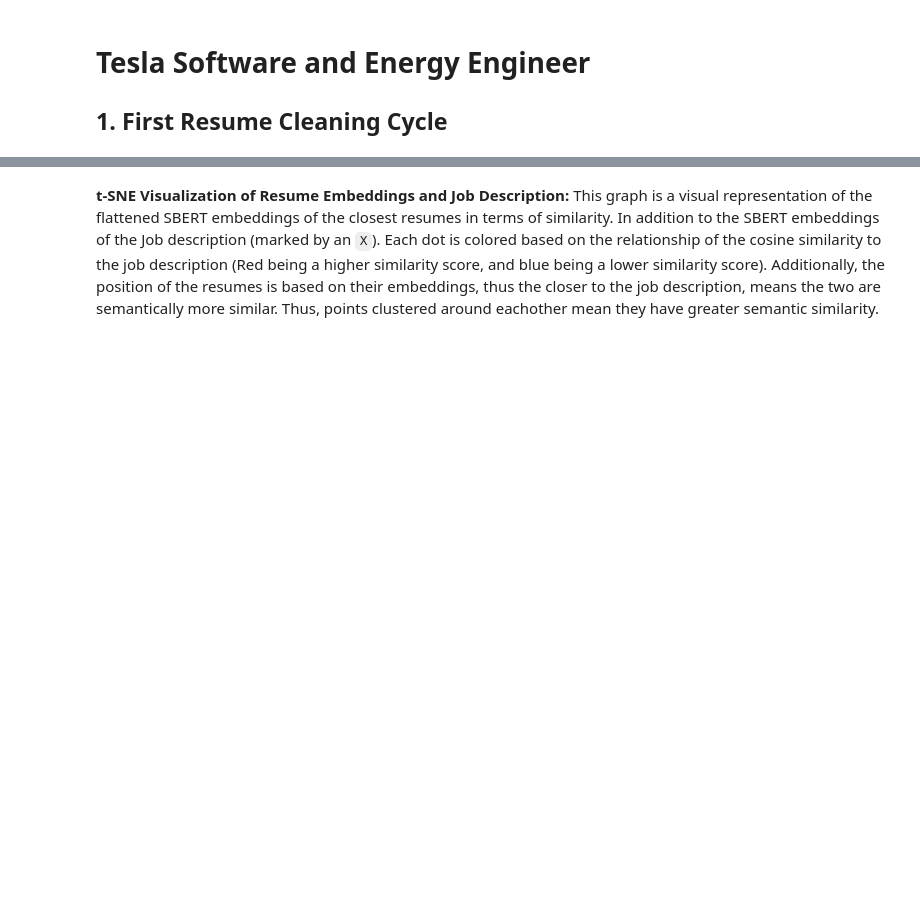
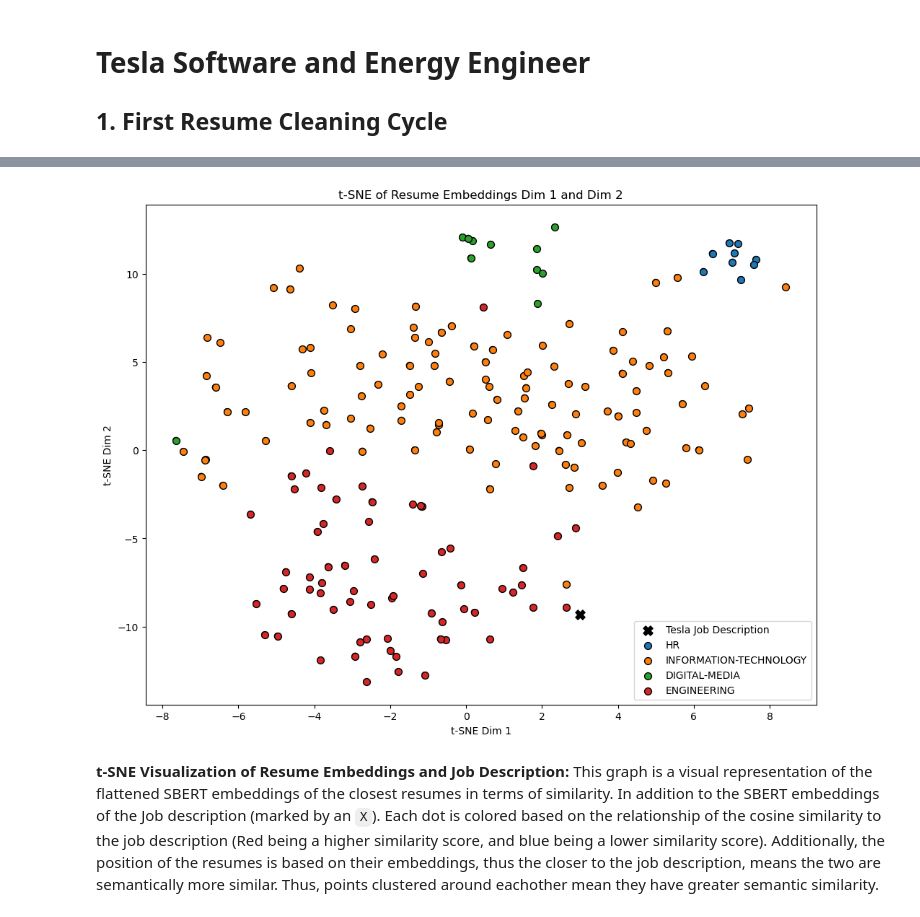
Before and after one commit to henry-AY/ResumeScreening, a Jupyter notebook: Resume_Screening.ipynb, the cells around one changed output, grey strips where cells are left out. Cells and saved outputs as stored; diff of their text form; code cells hidden in the pictures; blank space fills up the shorter version.

```diff
--- a/Resume_Screening.ipynb
+++ b/Resume_Screening.ipynb
@@ -422,7 +460,7 @@ resume_embeddings = np.vstack(resume_embeddings)
 all_embeddings = np.vstack([resume_embeddings, tesla_job_embeddings])
 
 # Perplexity is too high, so update it to a number between 5 and 30 based on neighbors
-n_samples = embeddings.shape[0]
+n_samples = all_embeddings.shape[0]
 l_perplexity = min(30, max(2, math.floor(n_samples / 3)))
 
 tsne = TSNE(random_state = 0, max_iter = 1000, metric = 'cosine', perplexity = l_perplexity)
@@ -442,33 +480,35 @@ df_tnse_fitted['Y'] = tnse_fitted[:-1,1]
 x_job = tnse_fitted[-1, 0]
 y_job = tnse_fitted[-1, 1]
 
 # Plot everything
 plt.figure(figsize=(12, 9))
 scatter = plt.scatter(df_tnse_fitted['X'], df_tnse_fitted['Y'], c = color_codes, edgecolors='black')
 plt.scatter(x_job, y_job, color='black', marker='X', s=90, label='Tesla Job Description')
 
 # I had to use ChatGPT for this part because honestly, I have no idea how to do this and couldn't find a way
 unique_categories = df_tnse_fitted['Category'].unique()
 colors = plt.cm.tab10.colors
 
 # Loop through each category to plot them one by one
 for idx, category in enumerate(unique_categories):
     subset = df_tnse_fitted[df_tnse_fitted['Category'] == category]
     plt.scatter(
         subset['X'], subset['Y'],
         color=colors[idx % len(colors)],
         edgecolors='black',
         label=category,
         s=50
     )
 # Till this part
 
 # Axis labels and title
 plt.xlabel("t-SNE Dim 1")
 plt.ylabel("t-SNE Dim 2")
 plt.title("t-SNE of Resume Embeddings Dim 1 and Dim 2")
 plt.legend()
 plt.show()
+# %% [output]
+[figure, added]
 # %%
 # If over a similarity threshold, print index and similarity.
 df_tech_cleaned = df_tech_match[df_tech_match['Computed_similarity'] >= 0.45].copy()
```
Also changed, not shown: parts of 16 cells of this notebook.
